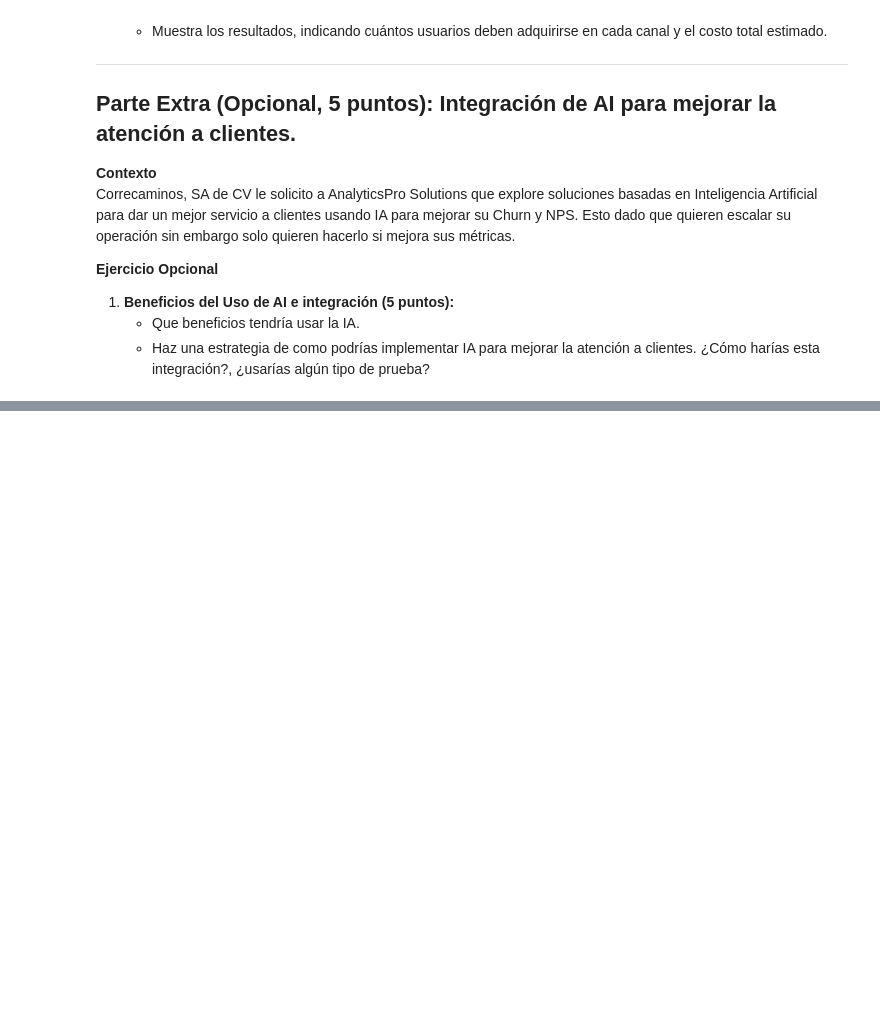
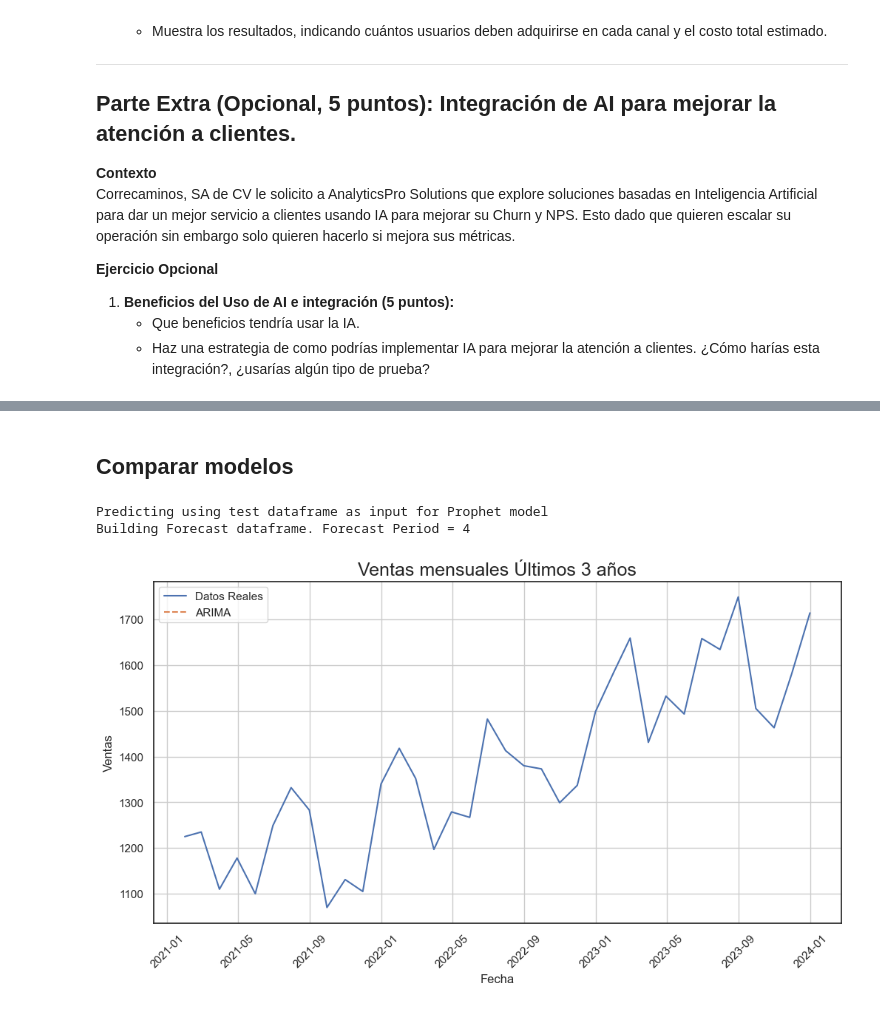
Before and after one commit to LuisMB09/lab_analisis_datos, a Jupyter notebook: examen-2do-parcial.ipynb, the cells around one changed output, grey strips where cells are left out. Saved outputs shown, nothing was run; the diff lists cells and outputs as text; code cells hidden in the pictures; blank space fills up the shorter version.

```diff
--- a/examen-2do-parcial.ipynb
+++ b/examen-2do-parcial.ipynb
@@ -128,0 +292,10 @@ Correcaminos, SA de CV le solicito a AnalyticsPro Solutions que explore solucion
+# %%
+train_size_ar = int(0.9 * len(df))
+train_df_ar = df[:train_size_ar]
+test_df_ar = df[train_size_ar:]
+
+model_arima = pm.auto_arima(train_df_ar,
+                      seasonal=True,
+                      m=12,
+                      stepwise=True,
+                      trace=True)
@@ -128,0 +320,24 @@ Correcaminos, SA de CV le solicito a AnalyticsPro Solutions que explore solucion
+# %% [markdown]
+## Comparar modelos
+# %%
+forecast_autots = model.predict(testdata=test_df_ar)
+forecast_arima = model_arima.predict(n_periods=len(test_df_ar))
+forecast = pd.DataFrame()
+forecast['AutoTs'] = forecast_autots['yhat']
+forecast['ARIMA'] = forecast_arima
+# %% [output]
+Predicting using test dataframe as input for Prophet model
+Building Forecast dataframe. Forecast Period = 4
+# %%
+plt.figure(figsize=(12,6))
+plt.plot(df.index, df['new_users'], label='Datos Reales')
+plt.plot(forecast.index, forecast['ARIMA'], linestyle='--', label='ARIMA')
+plt.title('Ventas mensuales Últimos 3 años', fontsize=18)
+plt.xlabel('Fecha')
+plt.ylabel('Ventas')
+plt.legend(loc='best')
+plt.xticks(rotation=45)
+plt.grid()
+plt.show()
+# %% [output]
+[figure, added]
```
Also changed, not shown: parts of 8 cells of this notebook, 2 other files.
